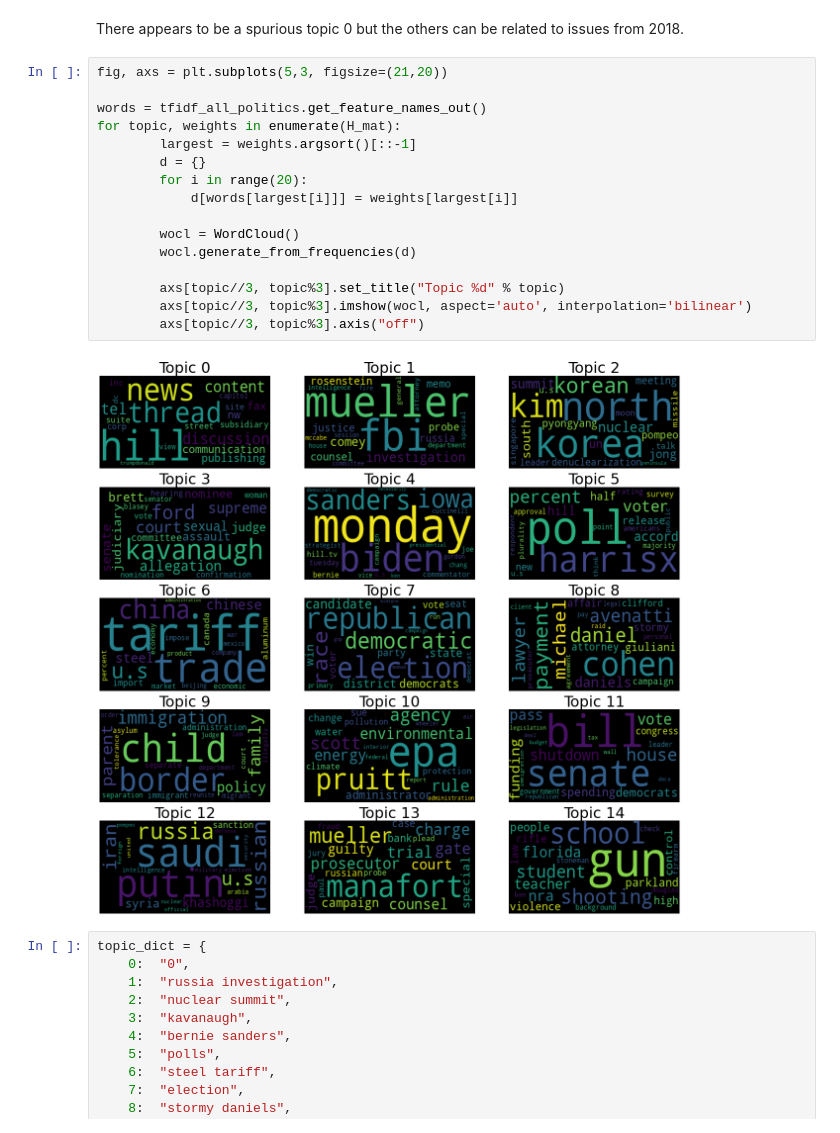
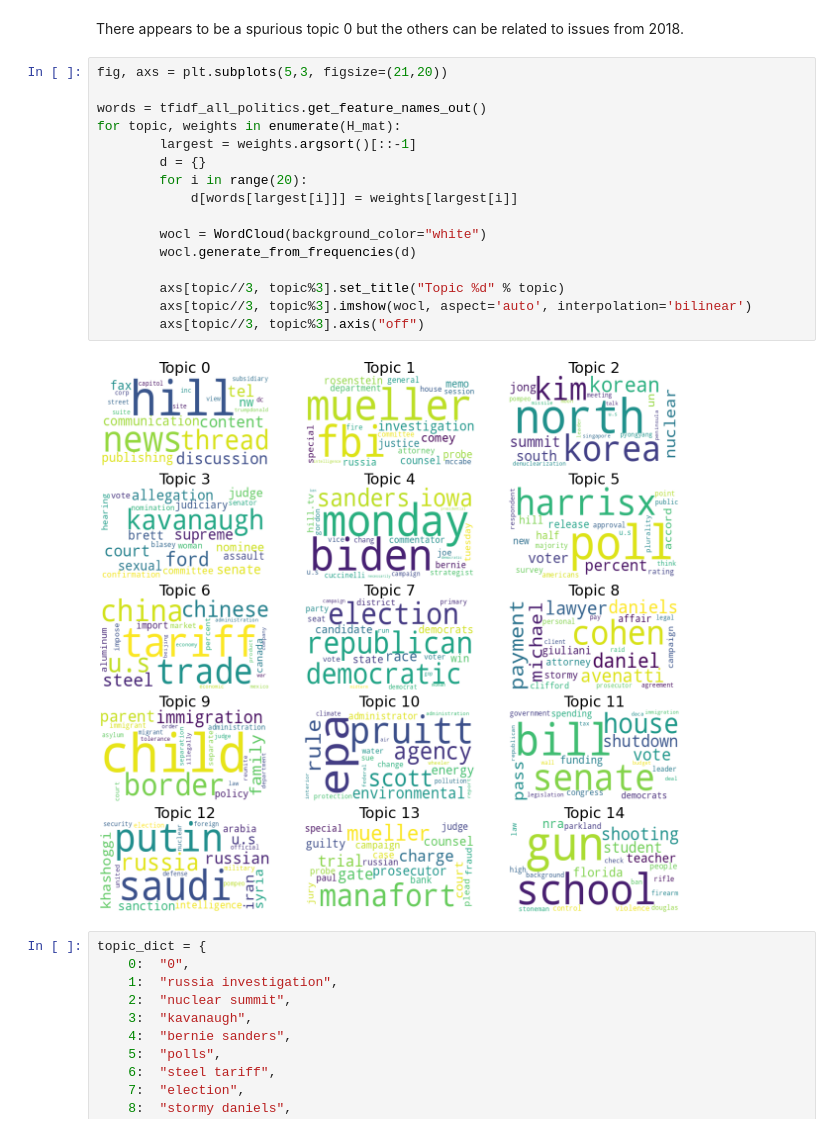
Before and after one commit to gitabaz/erdos_nlp, a Jupyter notebook: 2018_election.ipynb, the cells around one changed output. Saved outputs shown, nothing was run; the diff lists cells and outputs as text.

Commit message:
Change wordcloud bg color to white for readability

```diff
--- a/2018_election.ipynb
+++ b/2018_election.ipynb
@@ -752,21 +752,21 @@ There appears to be a spurious topic 0 but the others can be related to issues f
 # %%
 fig, axs = plt.subplots(5,3, figsize=(21,20))
 
 words = tfidf_all_politics.get_feature_names_out()
 for topic, weights in enumerate(H_mat):
         largest = weights.argsort()[::-1]
         d = {}
         for i in range(20):
             d[words[largest[i]]] = weights[largest[i]]
 
-        wocl = WordCloud()
+        wocl = WordCloud(background_color="white")
         wocl.generate_from_frequencies(d)
 
         axs[topic//3, topic%3].set_title("Topic %d" % topic)
         axs[topic//3, topic%3].imshow(wocl, aspect='auto', interpolation='bilinear')
         axs[topic//3, topic%3].axis("off")
 # %% [output]
-[figure, old version]
+[figure, new version]
 # %%
 topic_dict = {
     0:  "0",
```
